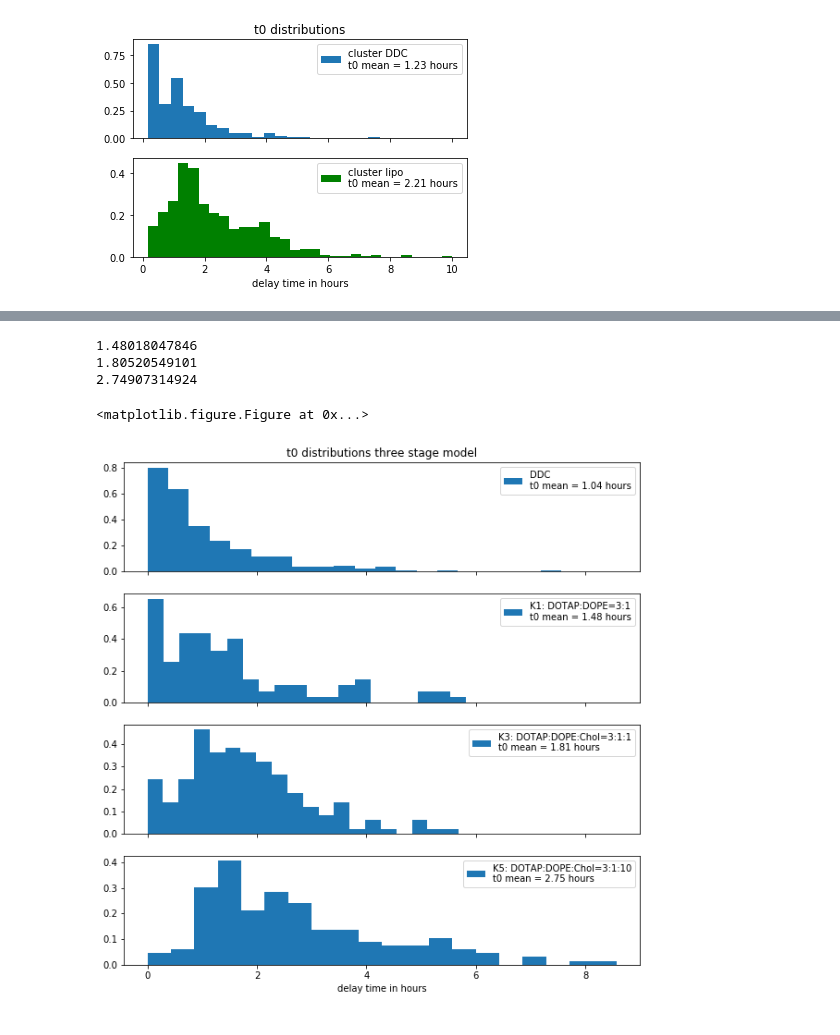
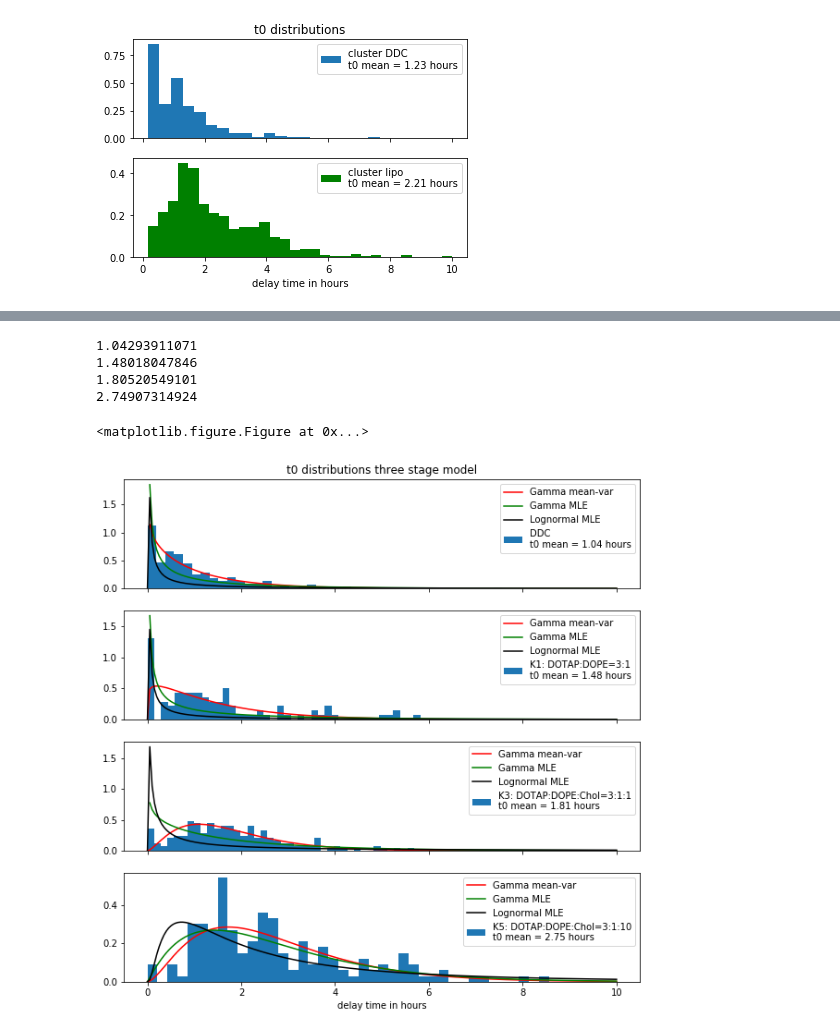
Before and after one commit to hstrey/mRNA-analysis, a Jupyter notebook: t0_distributions.ipynb, the cells around one changed output, grey strips where cells are left out. Drawn from its saved outputs; the diff is of its cells as text; code cells hidden in the pictures.

Commit message:
added fitting procedures for t0 distributions

```diff
--- a/t0_distributions.ipynb
+++ b/t0_distributions.ipynb
@@ -141,24 +225,56 @@ k5_t0_cluster = np.load("k5_t0_cluster.npy")
+# %%
+# lets also try a lognormal distribution
+def MLE_lognormal(data):
+    mu = np.log(data).mean()
+    sigma2 = ((np.log(data)-mu)**2).mean()
+    return (mu,np.sqrt(sigma2))
+
+mu_ddc, sigma_ddc = MLE_lognormal(ddc_t0_three)
+ddc_lognormal = sps.lognorm.pdf(x=tp,s=sigma_ddc,scale=np.exp(mu_ddc))
+
+mu_k1, sigma_k1 = MLE_lognormal(k1_t0_three)
+k1_lognormal = sps.lognorm.pdf(x=tp,s=sigma_k1,scale=np.exp(mu_k1))
+
+mu_k3, sigma_k3 = MLE_lognormal(k3_t0_three)
+k3_lognormal = sps.lognorm.pdf(x=tp,s=sigma_k3,scale=np.exp(mu_k3))
+
+mu_k5, sigma_k5 = MLE_lognormal(k5_t0_three)
+k5_lognormal = sps.lognorm.pdf(x=tp,s=sigma_k5,scale=np.exp(mu_k5))
 # %%
 plt.figure()
 # Two subplots, the axes array is 1-d
 f, axarr = plt.subplots(4, sharex=True,figsize=(10,10))
 axarr[0].set_title('t0 distributions three stage model')
-axarr[0].hist(ddc_t0_three, bins=20,normed=True,label='DDC\nt0 mean = 1.04 hours')
+axarr[0].hist(ddc_t0_three, bins=40,normed=True,label='DDC\nt0 mean = 1.04 hours')
+axarr[0].plot(tp,ddc_gamma2,"r",label="Gamma mean-var")
+axarr[0].plot(tp,ddc_gamma,"g",label="Gamma MLE")
+axarr[0].plot(tp,ddc_lognormal,"k",label="Lognormal MLE")
 axarr[0].legend()
-axarr[1].hist(k1_t0_three, bins=20,normed=True,label='K1: DOTAP:DOPE=3:1\nt0 mean = 1.48 hours')
+axarr[1].hist(k1_t0_three, bins=40,normed=True,label='K1: DOTAP:DOPE=3:1\nt0 mean = 1.48 hours')
+axarr[1].plot(tp,k1_gamma2,"r",label="Gamma mean-var")
+axarr[1].plot(tp,k1_gamma,"g",label="Gamma MLE")
+axarr[1].plot(tp,k1_lognormal,"k",label="Lognormal MLE")
 axarr[1].legend()
-axarr[2].hist(k3_t0_three,bins=20,normed=True,label='K3: DOTAP:DOPE:Chol=3:1:1\nt0 mean = 1.81 hours')
+axarr[2].hist(k3_t0_three,bins=40,normed=True,label='K3: DOTAP:DOPE:Chol=3:1:1\nt0 mean = 1.81 hours')
+axarr[2].plot(tp,k3_gamma2,"r",label="Gamma mean-var")
+axarr[2].plot(tp,k3_gamma,"g",label="Gamma MLE")
+axarr[2].plot(tp,k3_lognormal,"k",label="Lognormal MLE")
 axarr[2].legend()
-axarr[3].hist(k5_t0_three,bins=20,normed=True,label='K5: DOTAP:DOPE:Chol=3:1:10\nt0 mean = 2.75 hours')
+axarr[3].hist(k5_t0_three,bins=40,normed=True,label='K5: DOTAP:DOPE:Chol=3:1:10\nt0 mean = 2.75 hours')
+axarr[3].plot(tp,k5_gamma2,"r",label="Gamma mean-var")
+axarr[3].plot(tp,k5_gamma,"g",label="Gamma MLE")
+axarr[3].plot(tp,k5_lognormal,"k",label="Lognormal MLE")
 axarr[3].legend()
 
 plt.xlabel("delay time in hours")
+print(ddc_t0_three.mean())
 print(k1_t0_three.mean())
 print(k3_t0_three.mean())
 print(k5_t0_three.mean())
 # %% [output]
+1.04293911071
 1.48018047846
 1.80520549101
 2.74907314924
 <matplotlib.figure.Figure at 0x...>
-[figure, old version]
+[figure, new version]
```
Also changed, not shown: parts of 4 cells of this notebook.
